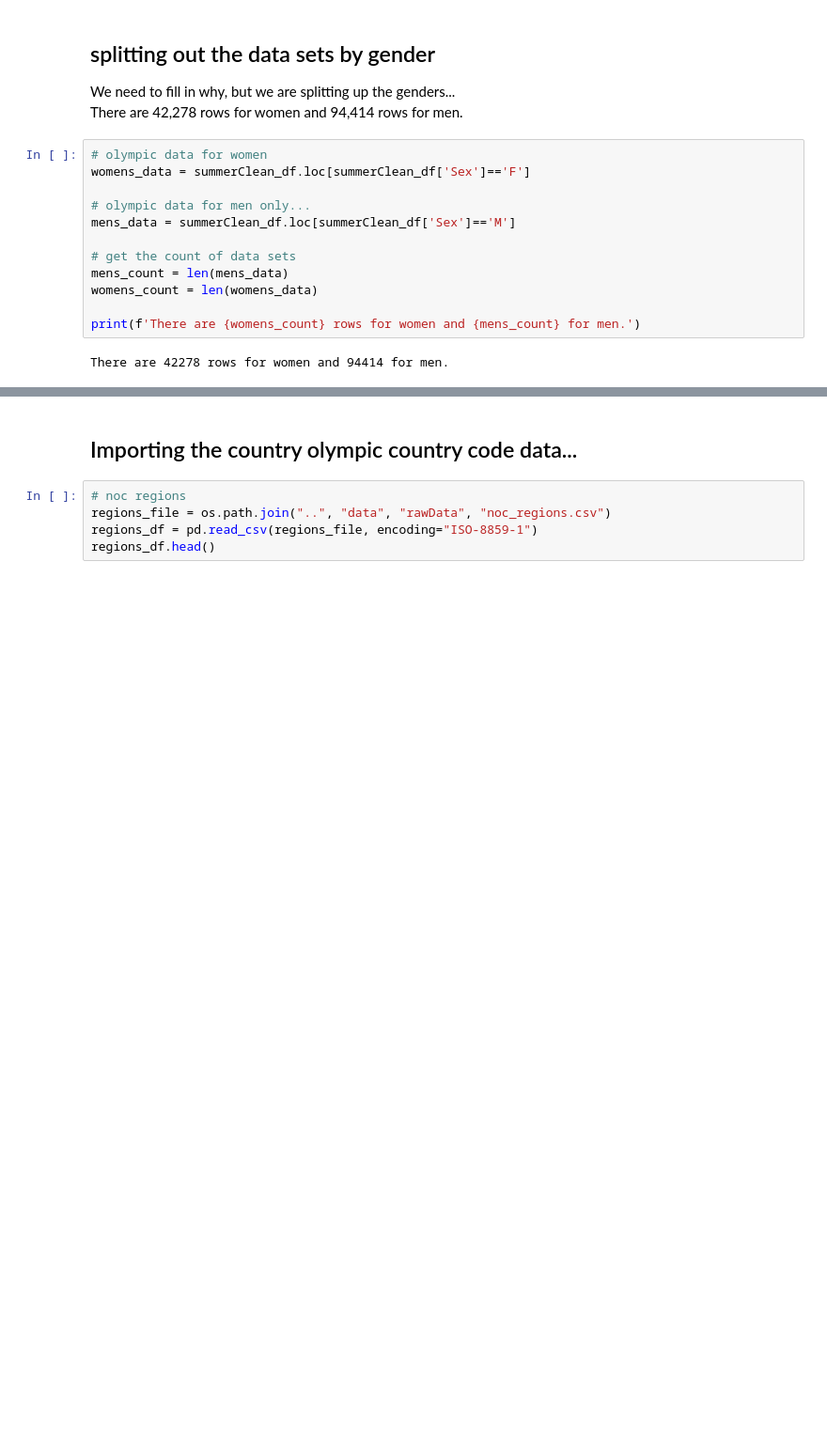
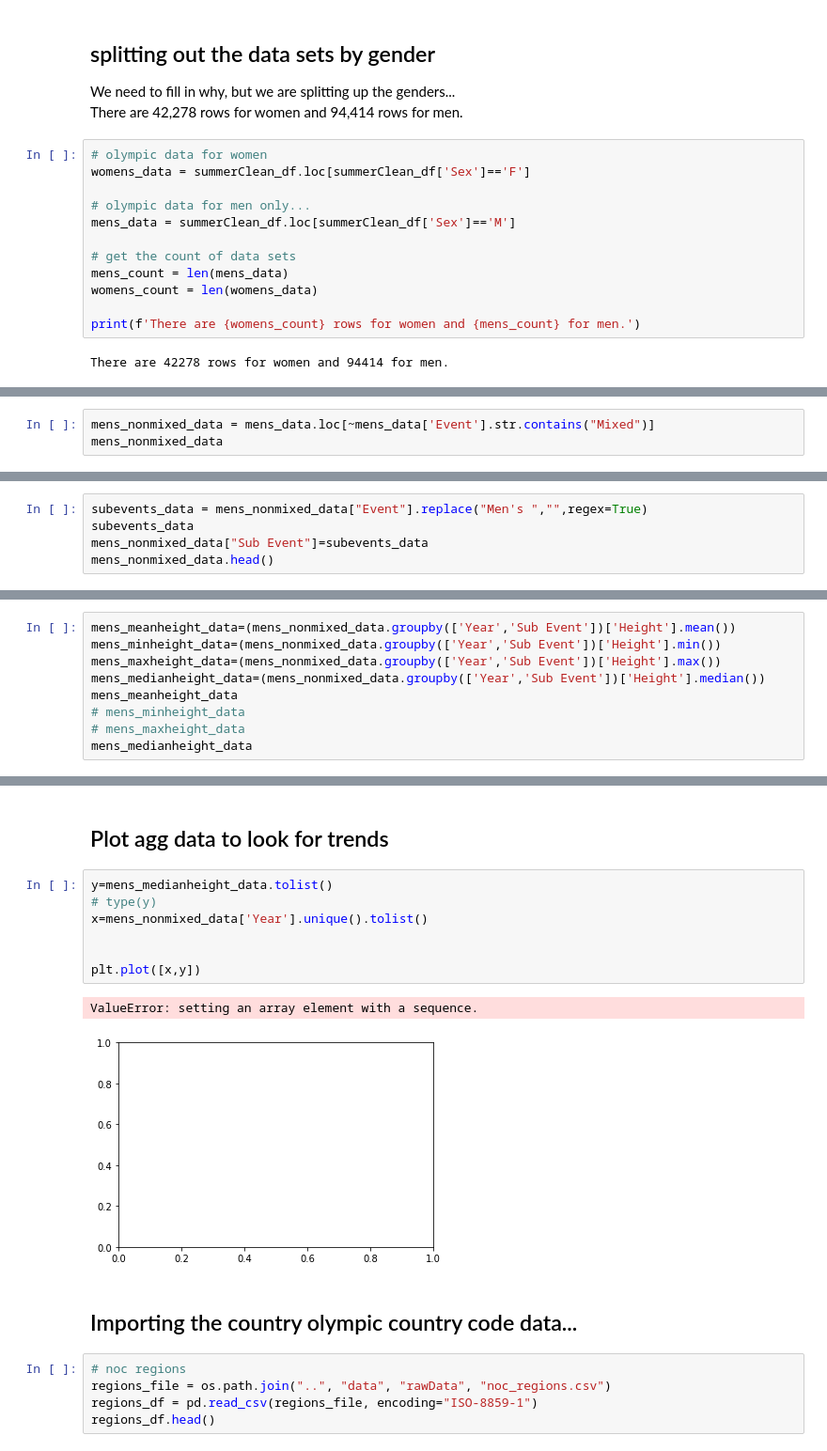
Before and after one commit to dowripple/ProjectOneRepo_JeremyKasieMichael, a Jupyter notebook: notebooks/olympicHeights.ipynb, the cells around one changed output, grey strips where cells are left out. Shown: that part at 94% size. Drawn from its saved outputs; the diff is of its cells as text; blank space fills up the shorter version.

```diff
--- a/notebooks/olympicHeights.ipynb
+++ b/notebooks/olympicHeights.ipynb
@@ -354,0 +303,3 @@ There are 42278 rows for women and 94414 for men.
+# %%
+mens_nonmixed_data = mens_data.loc[~mens_data['Event'].str.contains("Mixed")]
+mens_nonmixed_data
@@ -354,0 +341,5 @@ There are 42278 rows for women and 94414 for men.
+# %%
+subevents_data = mens_nonmixed_data["Event"].replace("Men's ","",regex=True)
+subevents_data
+mens_nonmixed_data["Sub Event"]=subevents_data
+mens_nonmixed_data.head()
@@ -354,0 +360,9 @@ There are 42278 rows for women and 94414 for men.
+# %%
+mens_meanheight_data=(mens_nonmixed_data.groupby(['Year','Sub Event'])['Height'].mean())
+mens_minheight_data=(mens_nonmixed_data.groupby(['Year','Sub Event'])['Height'].min())
+mens_maxheight_data=(mens_nonmixed_data.groupby(['Year','Sub Event'])['Height'].max())
+mens_medianheight_data=(mens_nonmixed_data.groupby(['Year','Sub Event'])['Height'].median())
+mens_meanheight_data
+# mens_minheight_data
+# mens_maxheight_data
+mens_medianheight_data
@@ -355,3 +459,15 @@ There are 42278 rows for women and 94414 for men.
+# %% [markdown]
+## Plot agg data to look for trends
+# %%
+y=mens_medianheight_data.tolist()
+# type(y)
+x=mens_nonmixed_data['Year'].unique().tolist()
+
+
+plt.plot([x,y])
+# %% [output]
+ValueError: setting an array element with a sequence.
+[figure, added]
 # %% [markdown]
 ## Importing the country olympic country code data...
 # %%
```
Also changed, not shown: parts of 17 cells of this notebook, 1 other file.
